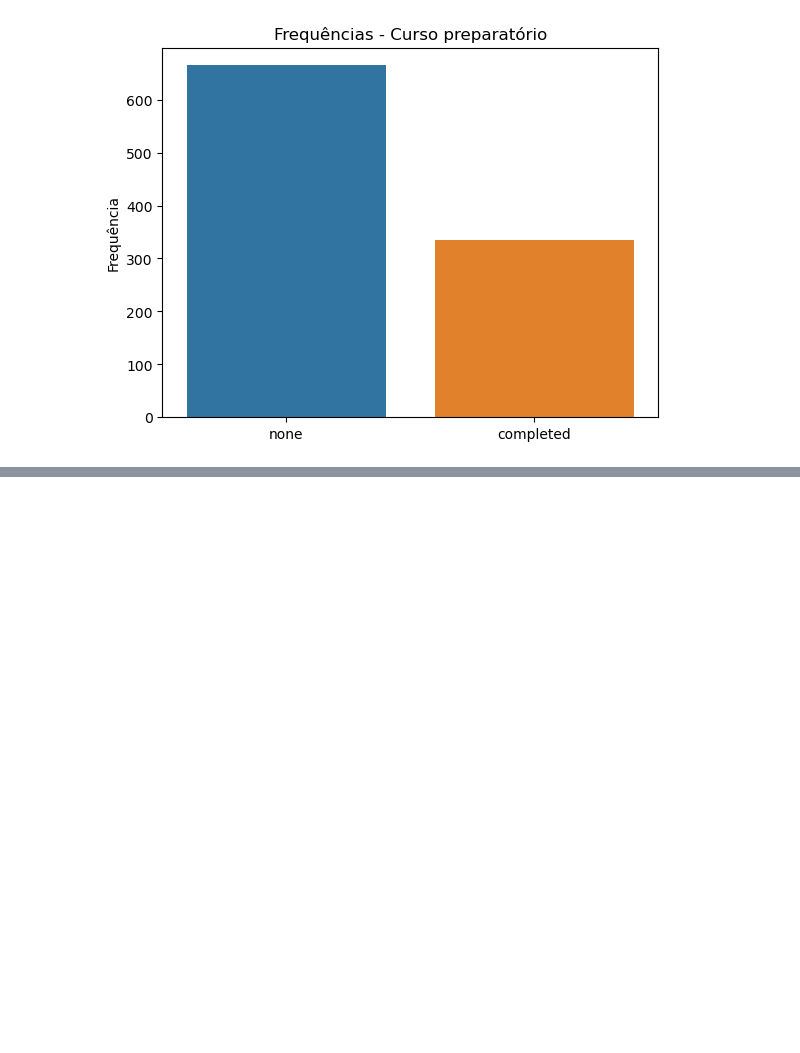
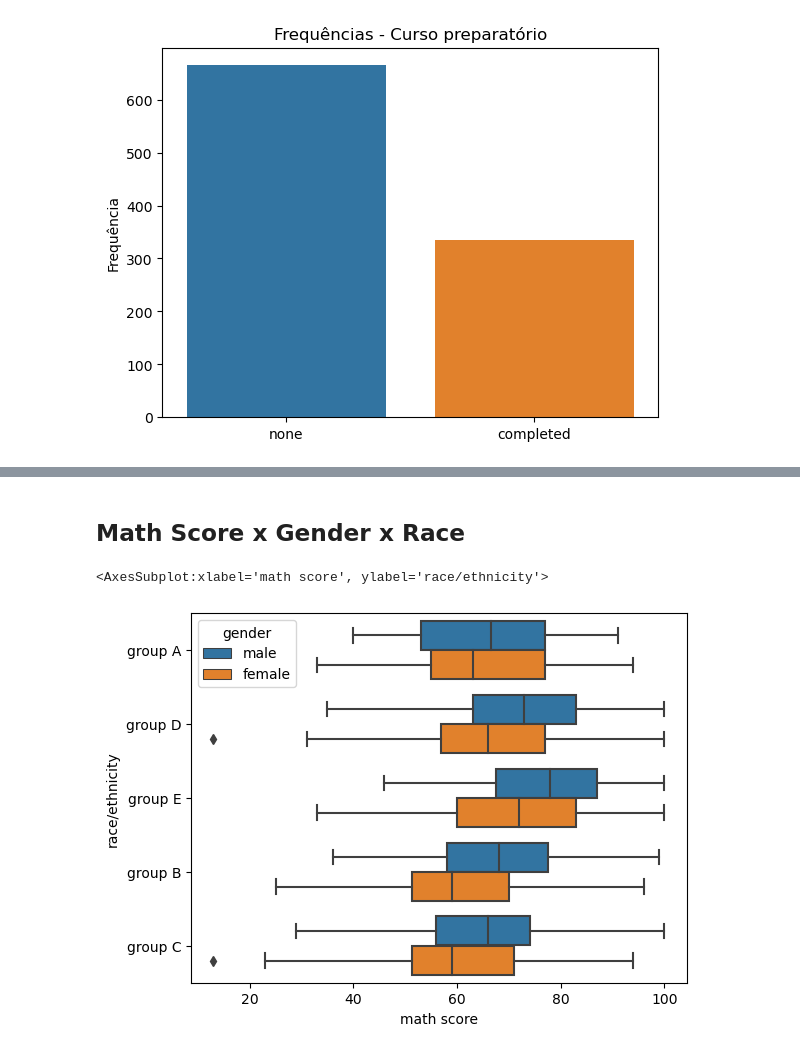
Before and after one commit to Leonardo010/Performance_de_estudantes, a Jupyter notebook: Student_performance_analysis.ipynb, the cells around one changed output, grey strips where cells are left out. Cells and saved outputs as stored; diff of their text form; code cells hidden in the pictures; blank space fills up the shorter version.

```diff
--- a/Student_performance_analysis.ipynb
+++ b/Student_performance_analysis.ipynb
@@ -141,0 +196,8 @@ Text(0.5, 1.0, 'Frequências - Curso preparatório')
+# %% [markdown]
+## Math Score x Gender x Race
+# %%
+ax7 = sns.boxplot(data = data, x = data['math score'], y = data['race/ethnicity'], hue = data['gender'], orient='h')
+ax7
+# %% [output]
+<AxesSubplot:xlabel='math score', ylabel='race/ethnicity'>
+[figure, added]
```
Also changed, not shown: parts of 24 cells of this notebook.
